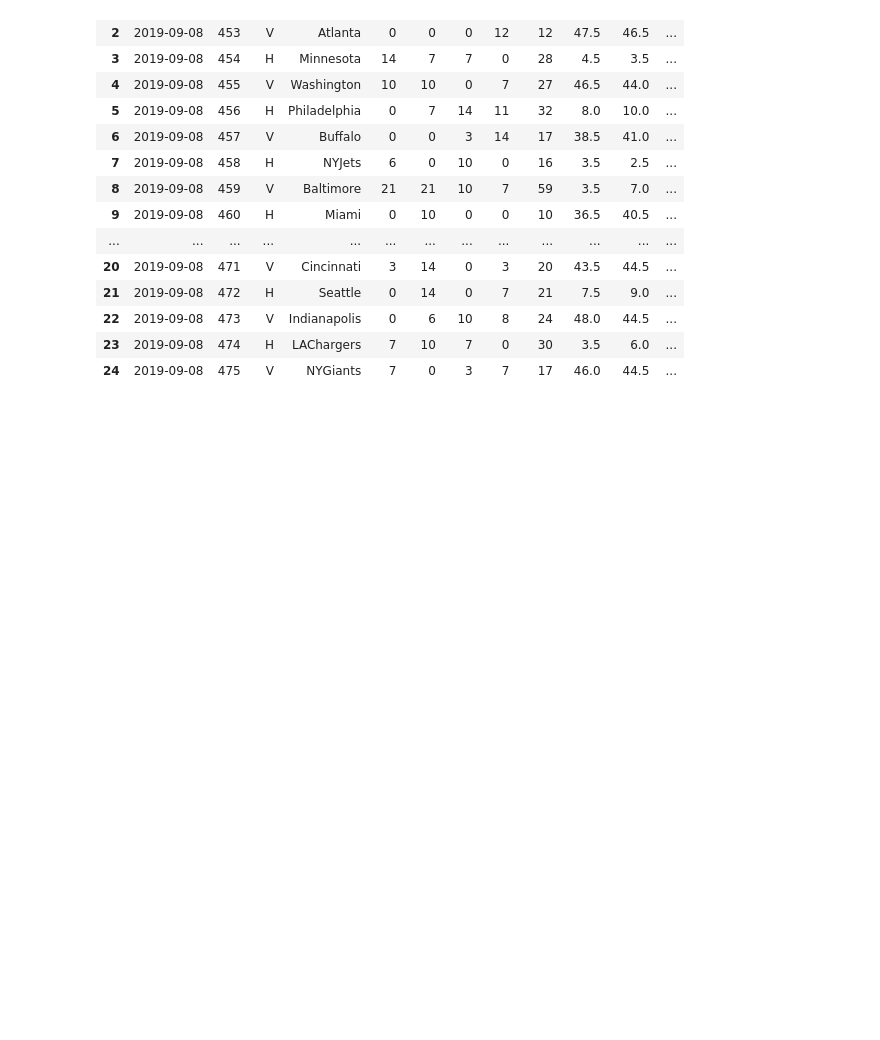
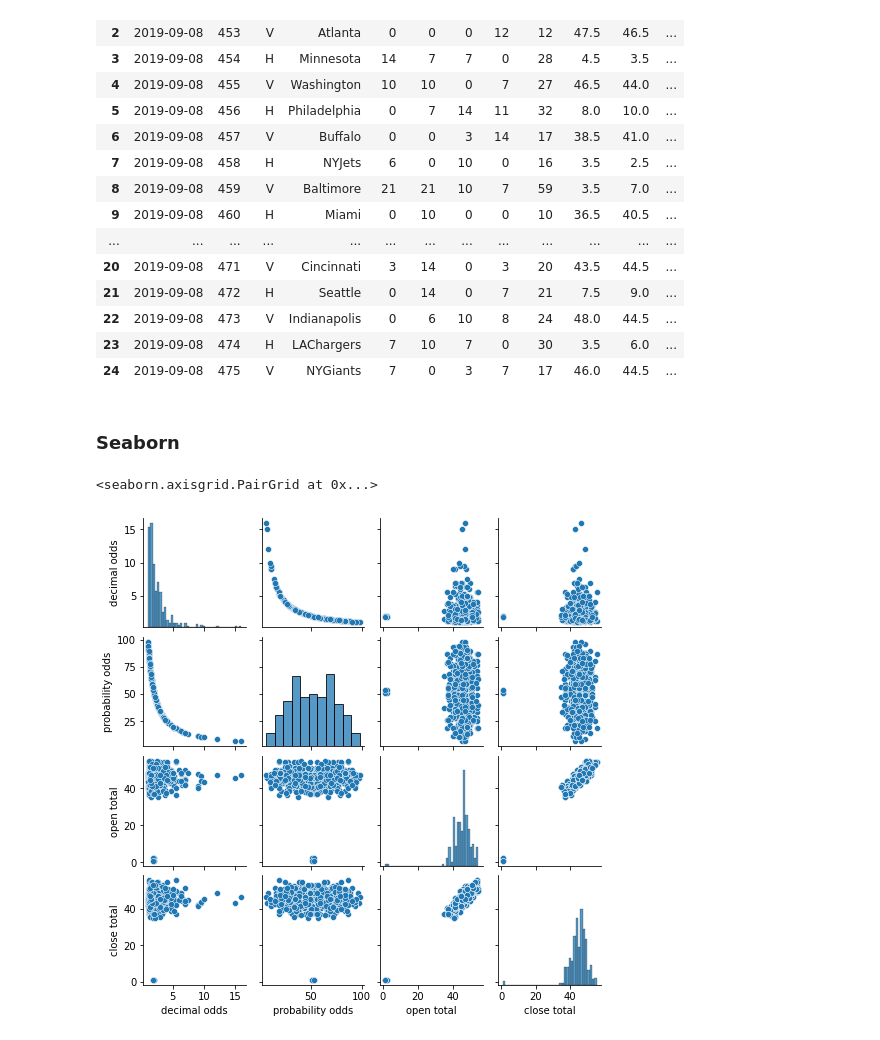
Before and after one commit to tamle7422/data_analysis, a Jupyter notebook: nfl.ipynb, the cells around one changed output. Drawn from its saved outputs; the diff is of its cells as text; code cells hidden in the pictures; blank space fills up the shorter version.

```diff
--- a/nfl.ipynb
+++ b/nfl.ipynb
@@ -1115,3 +1055,10 @@ dfCopy.head(25)
 | 22 | 2019-09-08 | 473 | V | Indianapolis | 0 | 6 | 10 | 8 | 24 | 48.0 | 44.5 | ... |
 | 23 | 2019-09-08 | 474 | H | LAChargers | 7 | 10 | 7 | 0 | 30 | 3.5 | 6.0 | ... |
 | 24 | 2019-09-08 | 475 | V | NYGiants | 7 | 0 | 3 | 7 | 17 | 46.0 | 44.5 | ... |
+# %% [markdown]
+### Seaborn
+# %%
+sns.pairplot(dfCopy[["decimal odds","probability odds","open total","close total"]],height=1.8)
+# %% [output]
+<seaborn.axisgrid.PairGrid at 0x...>
+[figure, added]
```
Also changed, not shown: parts of 13 cells of this notebook, 1 other file.
